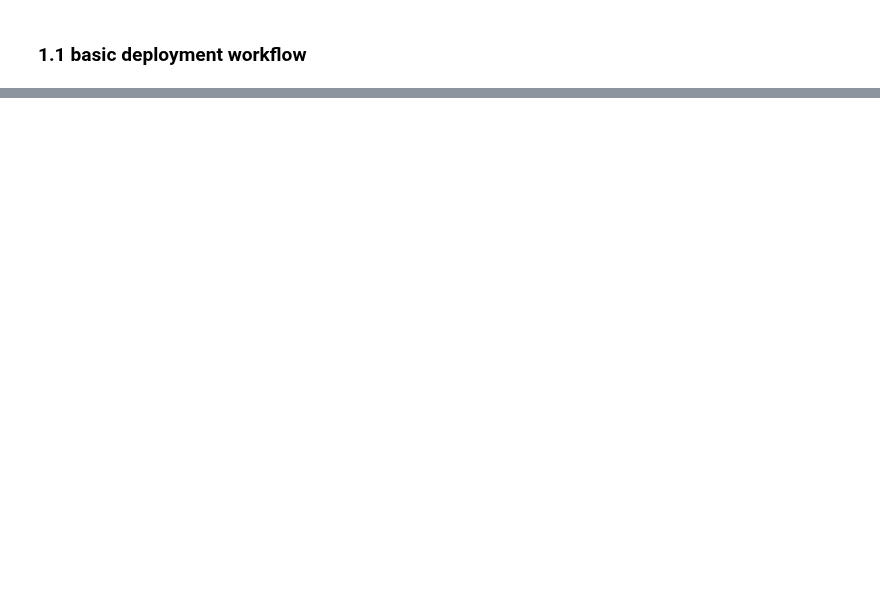
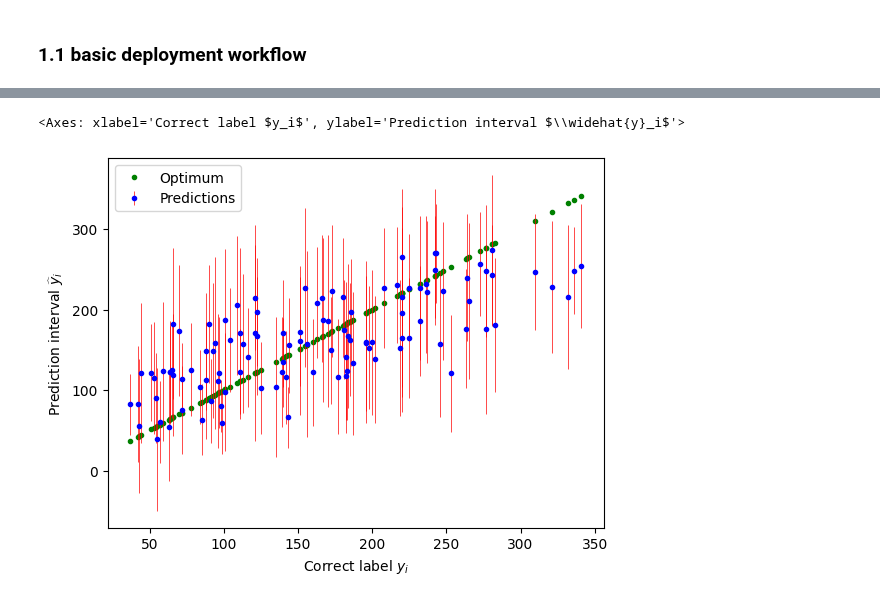
Before and after one commit to sktime/skpro, a Jupyter notebook: examples/01_skpro_intro.ipynb, the cells around one changed output, grey strips where cells are left out. Saved outputs shown, nothing was run; the diff lists cells and outputs as text; code cells hidden in the pictures; blank space fills up the shorter version.

Commit message:
[DOC] `skpro` tutorial introduction notebook 1 - probabilistic regression (#75)
Notebook 1 - probabilistic regression

```diff
--- a/examples/01_skpro_intro.ipynb
+++ b/examples/01_skpro_intro.ipynb
@@ -75,0 +267,31 @@ metric(y_test, y_pred_proba)
+# %%
+from sklearn.datasets import load_diabetes
+from sklearn.ensemble import RandomForestRegressor
+from sklearn.linear_model import LinearRegression
+from sklearn.model_selection import train_test_split
+
+from skpro.metrics import CRPS
+from skpro.regression.residual import ResidualDouble
+
+# step 1: data specification
+X, y = load_diabetes(return_X_y=True, as_frame=True)
+X_train, X_test, y_train, y_test = train_test_split(X, y)
+
+# step 2: specifying the regressor
+# example - linear regression for mean prediction
+# random forest for variance prediction
+reg_mean = LinearRegression()
+reg_resid = RandomForestRegressor()
+reg_proba = ResidualDouble(reg_mean, reg_resid)
+
+# step 3: fitting the model to training data
+reg_proba.fit(X_train, y_train)
+
+# step 4: predicting labels on new data
+y_pred_proba = reg_proba.predict_proba(X_test)
+
+# step 5: specifying evaluation metric
+metric = CRPS()
+
+# step 6: evaluat metric, compare predictions to actuals
+metric(y_test, y_pred_proba)
@@ -75,0 +347,8 @@ metric(y_test, y_pred_proba)
+# %%
+from skpro.utils.plotting import plot_crossplot_interval
+
+y_pred_interval = reg_proba.predict_interval(X_test, coverage=0.9)
+plot_crossplot_interval(y_test, y_pred_interval)
+# %% [output]
+<Axes: xlabel='Correct label $y_i$', ylabel='Prediction interval $\\widehat{y}_i$'>
+[figure, added]
```
Also changed, not shown: parts of 176 cells of this notebook.
